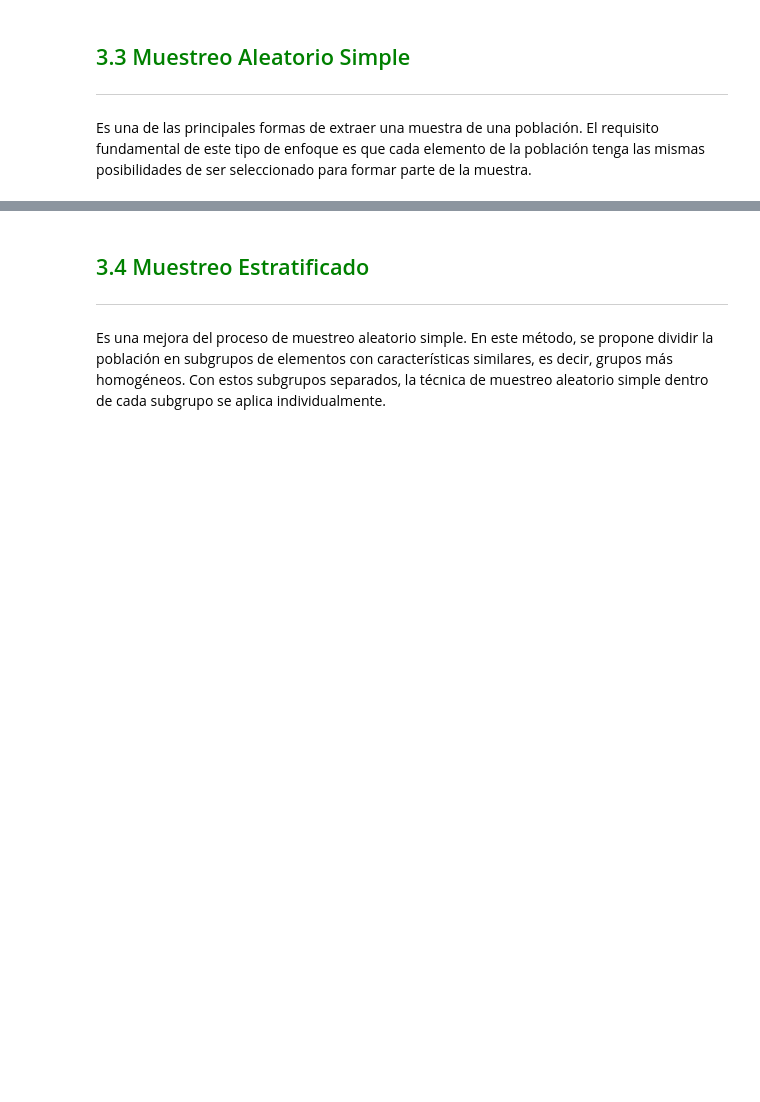
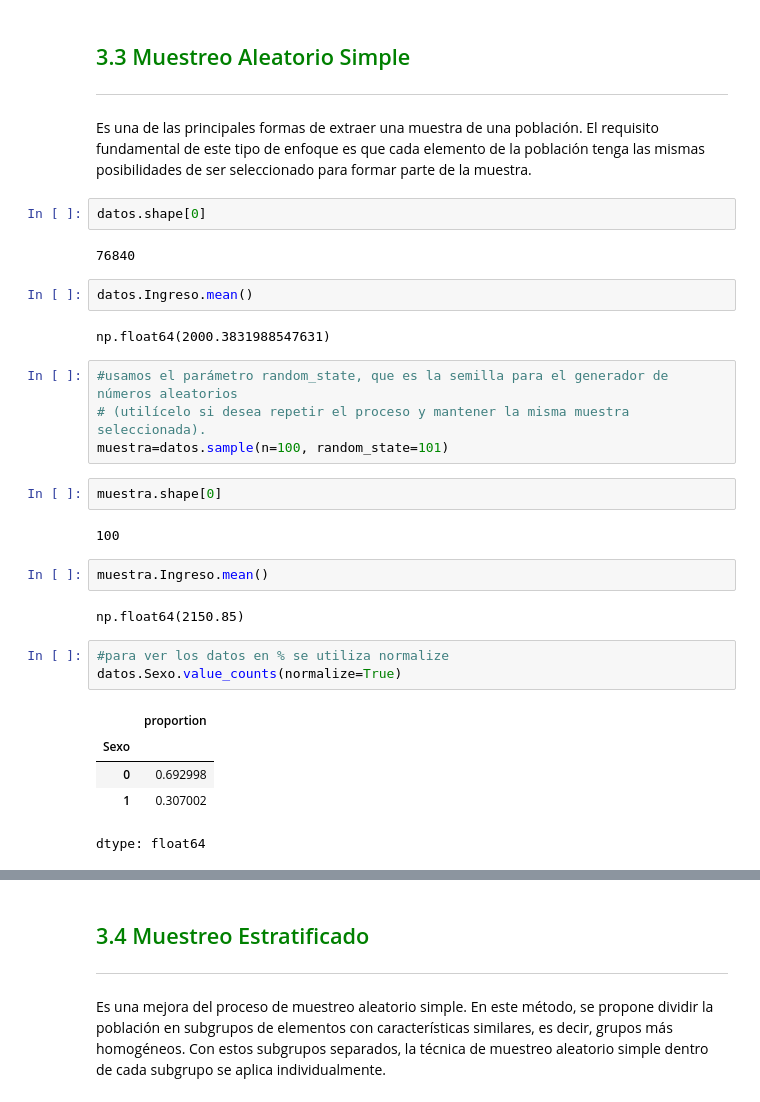
Before and after one commit to Ivan8Garcia/data-science, a Jupyter notebook: CURSO_DE_ESTADÍSTICA_PARTE_2.ipynb, the cells around one changed output, grey strips where cells are left out. Drawn from its saved outputs; the diff is of its cells as text; blank space fills up the shorter version.

```diff
--- a/CURSO_DE_ESTADÍSTICA_PARTE_2.ipynb
+++ b/CURSO_DE_ESTADÍSTICA_PARTE_2.ipynb
@@ -990,3 +990,32 @@ Cuando la población es finita pero muy grande, el costo de un censo puede hacer
 ***
 # %% [markdown]
 Es una de las principales formas de extraer una muestra de una población. El requisito fundamental de este tipo de enfoque es que cada elemento de la población tenga las mismas posibilidades de ser seleccionado para formar parte de la muestra.
+# %%
+datos.shape[0]
+# %% [output]
+76840
+# %%
+datos.Ingreso.mean()
+# %% [output]
+np.float64(2000.3831988547631)
+# %%
+#usamos el parámetro random_state, que es la semilla para el generador de números aleatorios
+# (utilícelo si desea repetir el proceso y mantener la misma muestra seleccionada).
+muestra=datos.sample(n=100, random_state=101)
+# %%
+muestra.shape[0]
+# %% [output]
+100
+# %%
+muestra.Ingreso.mean()
+# %% [output]
+np.float64(2150.85)
+# %%
+#para ver los datos en % se utiliza normalize
+datos.Sexo.value_counts(normalize=True)
+# %% [output]
+|  | proportion |
+| Sexo |  |
+| 0 | 0.692998 |
+| 1 | 0.307002 |
+dtype: float64
```
Also changed, not shown: parts of 12 cells of this notebook.
